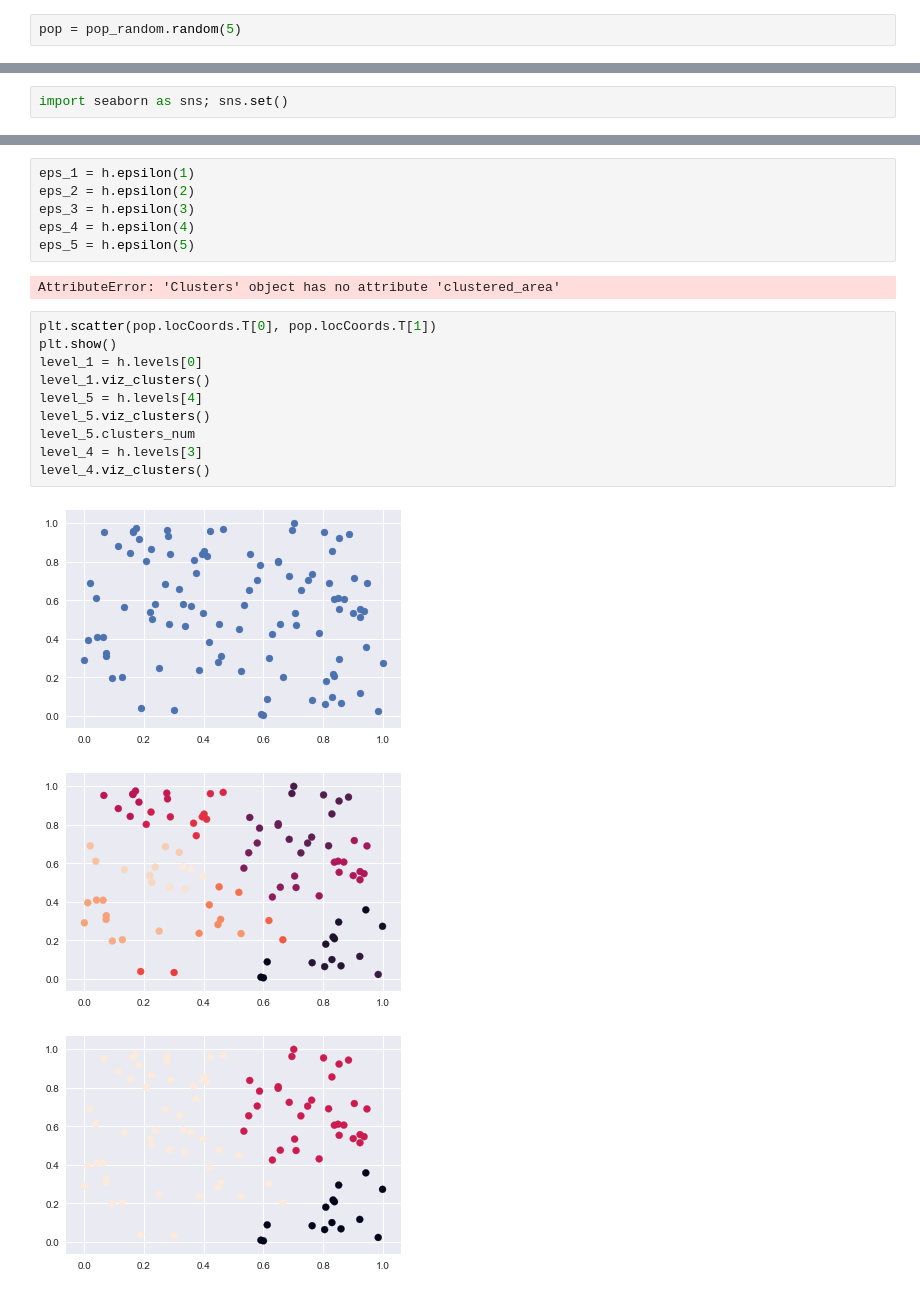
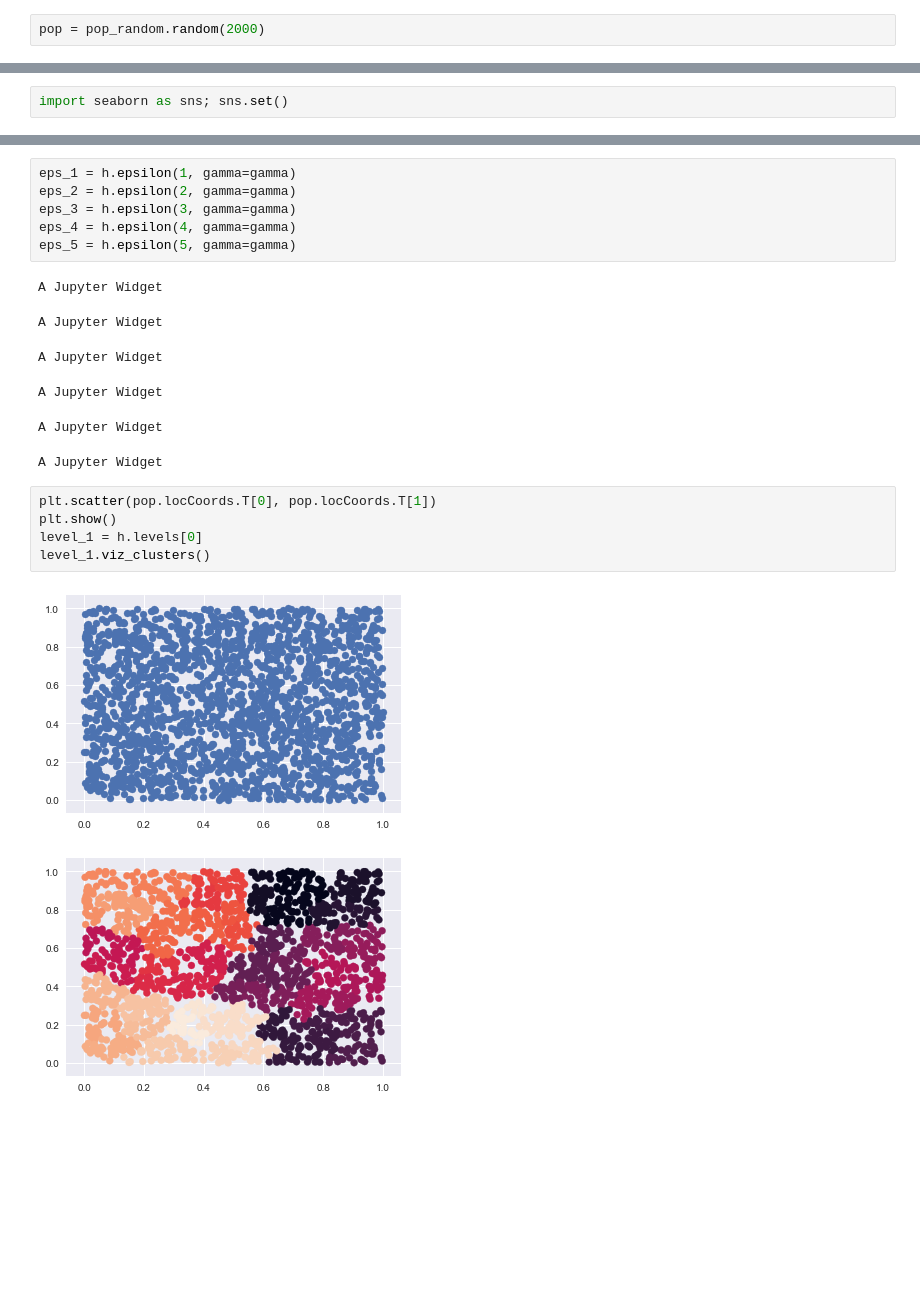
Before and after one commit to jbremz/human_mob, a Jupyter notebook: Notebooks/Ilaria's Log/Week 14.ipynb, the cells around one changed output, grey strips where cells are left out. Saved outputs shown, nothing was run; the diff lists cells and outputs as text; blank space fills up the shorter version.

Commit message:
clustering of synthetic pop

```diff
--- a/Notebooks/Ilaria's Log/Week 14.ipynb
+++ b/Notebooks/Ilaria's Log/Week 14.ipynb
@@ -29,4 +26,4 @@ import hm.analysis.scaling.eps_scale
 from matplotlib import pyplot as plt
 import pandas
 # %%
-pop = pop_random.random(5)
+pop = pop_random.random(2000)
@@ -59,22 +58,21 @@ import seaborn as sns; sns.set()
 # %%
-eps_1 = h.epsilon(1)
-eps_2 = h.epsilon(2)
-eps_3 = h.epsilon(3)
-eps_4 = h.epsilon(4)
-eps_5 = h.epsilon(5)
+eps_1 = h.epsilon(1, gamma=gamma)
+eps_2 = h.epsilon(2, gamma=gamma)
+eps_3 = h.epsilon(3, gamma=gamma)
+eps_4 = h.epsilon(4, gamma=gamma)
+eps_5 = h.epsilon(5, gamma=gamma)
 # %% [output]
-AttributeError: 'Clusters' object has no attribute 'clustered_area'
+A Jupyter Widget
+A Jupyter Widget
+A Jupyter Widget
+A Jupyter Widget
+A Jupyter Widget
+A Jupyter Widget
 # %%
 plt.scatter(pop.locCoords.T[0], pop.locCoords.T[1])
 plt.show()
 level_1 = h.levels[0]
 level_1.viz_clusters()
-level_5 = h.levels[4]
-level_5.viz_clusters()
-level_5.clusters_num
-level_4 = h.levels[3]
-level_4.viz_clusters()
 # %% [output]
-[figure, old version]
+[figure, new version]
-[figure, old version]
+[figure, new version]
-[figure, removed]
```
Also changed, not shown: parts of 10 cells of this notebook.
